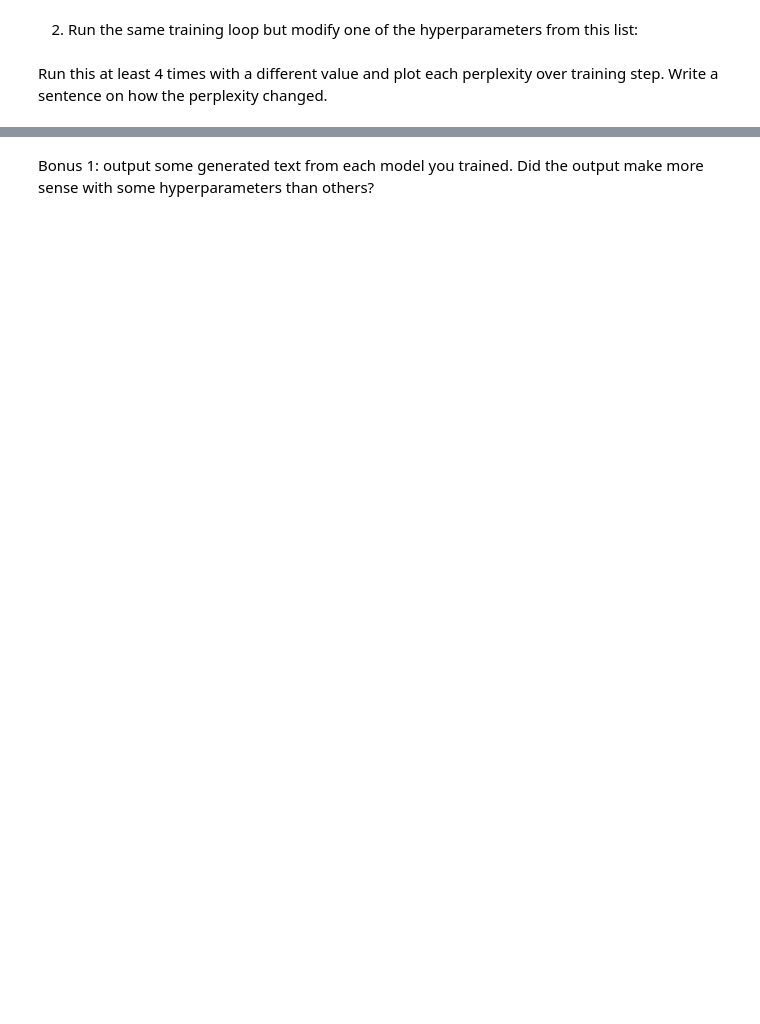
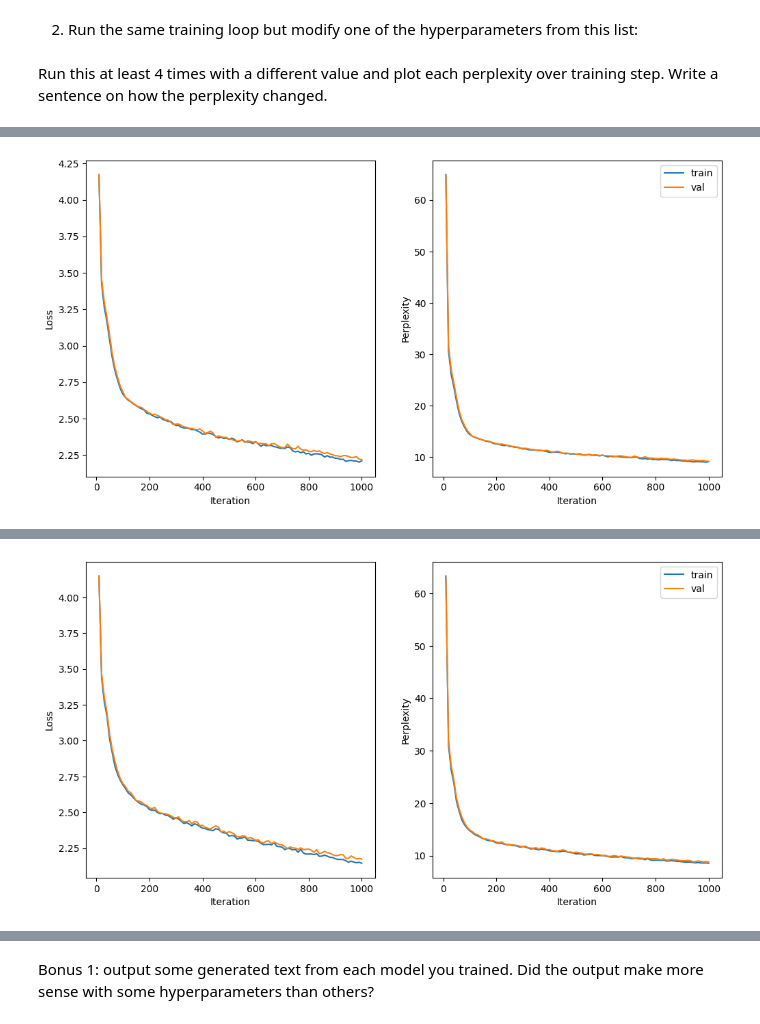
Before and after one commit to azzaea/ai-science-training-series, a Jupyter notebook: 05_llm_part2/LLM_part02.ipynb, the cells around one changed output, grey strips where cells are left out. Drawn from its saved outputs; the diff is of its cells as text; code cells hidden in the pictures; blank space fills up the shorter version.

```diff
--- a/05_llm_part2/LLM_part02.ipynb
+++ b/05_llm_part2/LLM_part02.ipynb
@@ -921,0 +992,12 @@ for _ in range(4):
+# %%
+n_embd = 64
+n_head = 16 ## so head_size = 4
+n_layer = 4
+
+# train and plot (with the new hyperparameters, run it 4 times)
+for _ in range(4):
+    simple_lm_nhead16 = LanguageModel().to(device)
+    optimizer = torch.optim.Adam(simple_lm_nhead16.parameters(), lr=learning_rate)
+    train_losses, val_losses = train_loop(simple_lm_nhead16, max_iters//5, eval_interval)
+    plot_losses_perplexity(train_losses, val_losses)
+# %% [output]
@@ -921,0 +1021 @@ for _ in range(4):
+[figure, added]
@@ -921,0 +1039 @@ for _ in range(4):
+[figure, added]
```
Also changed, not shown: parts of 35 cells of this notebook.
